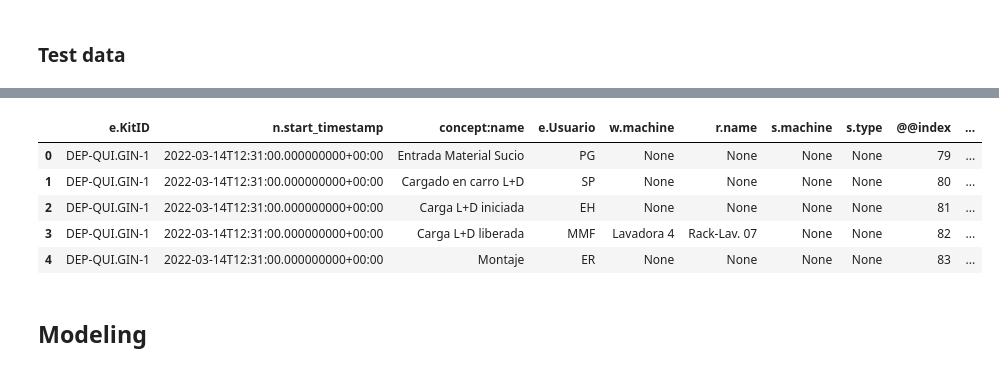
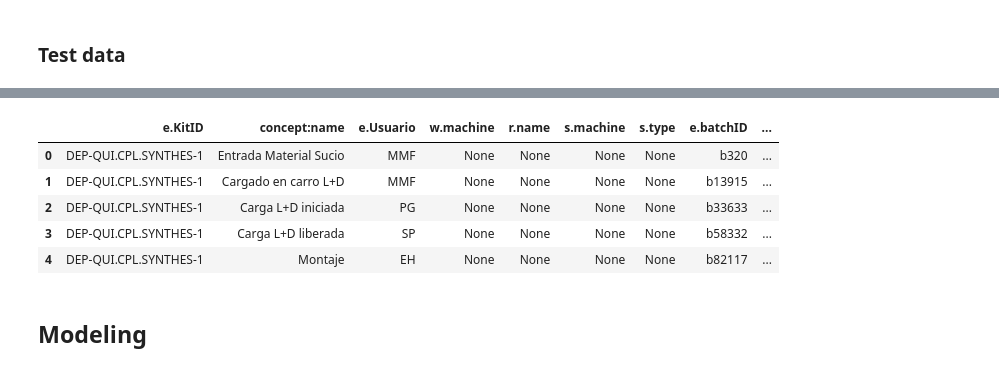
Before and after one commit to abu-sbeit/bdma-thesis, a Jupyter notebook: python/delay_prediction.ipynb, the cells around one changed output, grey strips where cells are left out. Cells and saved outputs as stored; diff of their text form; code cells hidden in the pictures.

```diff
--- a/python/delay_prediction.ipynb
+++ b/python/delay_prediction.ipynb
@@ -33,11 +33,12 @@ session = driver.session()
 # %% [markdown]
 ## Retrieve data
 # %%
-query = f'''MATCH (n:Run) <- [:CORR] - (e:Event)
+query = f'''MATCH (e:Event) - [:CORR] -> (n:Run)
+where not e:OnlyKitEvent
 Optional match (e) - [:WASHED_IN] -> (w:WashingMachine)
 Optional match (e) - [:WASHED_ON] -> (r:Rack)
 Optional match (e) - [:STERILIZED_IN] -> (s:SterilizationMachine)
-RETURN n.CaseID, e.KitID, n.start_timestamp, n.end_timestamp, e.Activity, e.Usuario, e.timestamp, w.machine, r.name, s.machine, s.type'''
+RETURN e.CaseID, e.KitID, n.startTimestamp, n.endTimestamp, e.Activity, e.Usuario, e.timestamp, w.machine, r.name, s.machine, s.type, e.batchID'''
 result = session.run(query)
 records = [record.values() for record in result]
 columns = result.keys()
@@ -54,5 +65,5 @@ df.head()
 # %%
-event_log = pm4py.format_dataframe(df, case_id='n.CaseID', activity_key='e.Activity', timestamp_key='e.timestamp')
+event_log = pm4py.format_dataframe(df, case_id='e.CaseID', activity_key='e.Activity', timestamp_key='e.timestamp')
 #event_log = pm4py.convert_to_event_log(event_log)
 event_log
 # %% [output]
@@ -207,8 +218,10 @@ is_delayed = []
 for trace in trace_log:
     flag = False
     for i,event in enumerate(trace):
-        startTimestamp = pd.to_datetime(event['n.start_timestamp'], format='%Y-%m-%dT%H:%M:%S.%f%z')
-        finishTimestamp = pd.to_datetime(event['n.end_timestamp'], format='%Y-%m-%dT%H:%M:%S.%f%z')
+        if (not event['n.startTimestamp'] and not event['n.endTimestamp']):
+            continue
+        startTimestamp = pd.to_datetime(event['n.startTimestamp'], format='%Y-%m-%dT%H:%M:%S.%f%z')
+        finishTimestamp = pd.to_datetime(event['n.endTimestamp'], format='%Y-%m-%dT%H:%M:%S.%f%z')
 
         duration_minutes = (finishTimestamp - startTimestamp).total_seconds() / 60
 
@@ -337,8 +350,10 @@ is_delayed = []
 for trace in event_log:
     flag = False
     for i,event in enumerate(trace):
-        startTimestamp = pd.to_datetime(event['n.start_timestamp'], format='%Y-%m-%dT%H:%M:%S.%f%z')
-        finishTimestamp = pd.to_datetime(event['n.end_timestamp'], format='%Y-%m-%dT%H:%M:%S.%f%z')
+        if (not event['n.startTimestamp'] and not event['n.endTimestamp']):
+            continue
+        startTimestamp = pd.to_datetime(event['n.startTimestamp'], format='%Y-%m-%dT%H:%M:%S.%f%z')
+        finishTimestamp = pd.to_datetime(event['n.endTimestamp'], format='%Y-%m-%dT%H:%M:%S.%f%z')
 
         duration_minutes = (finishTimestamp - startTimestamp).total_seconds() / 60
 
@@ -373,21 +388,21 @@ df.head(5)
 # %%
 cases = list(df.groupby(['case:concept:name'],sort=False)['e.KitID'].first().keys())
 df_dict = dict()
 df_dict['case:concept:name'] = cases
 df_dict['is_delayed'] = is_delayed
 temp_df = pd.DataFrame(df_dict)
-df.drop(columns=['n.end_timestamp', 'time:timestamp'], inplace=True)
+df.drop(columns=['n.endTimestamp', 'time:timestamp', '@@index', 'n.startTimestamp'], inplace=True)
 
 # merge target variable with permits
 df = df.merge(temp_df,on=['case:concept:name'])
 df.head()
 # %% [output]
-|  | e.KitID | n.start_timestamp | concept:name | e.Usuario | w.machine | r.name | s.machine | s.type | @@index | ... |
-| 0 | DEP-QUI.GIN-1 | 2022-03-14T12:31:00.000000000+00:00 | Entrada Material Sucio | PG | None | None | None | None | 79 | ... |
-| 1 | DEP-QUI.GIN-1 | 2022-03-14T12:31:00.000000000+00:00 | Cargado en carro L+D | SP | None | None | None | None | 80 | ... |
-| 2 | DEP-QUI.GIN-1 | 2022-03-14T12:31:00.000000000+00:00 | Carga L+D iniciada | EH | None | None | None | None | 81 | ... |
-| 3 | DEP-QUI.GIN-1 | 2022-03-14T12:31:00.000000000+00:00 | Carga L+D liberada | MMF | Lavadora 4 | Rack-Lav. 07 | None | None | 82 | ... |
-| 4 | DEP-QUI.GIN-1 | 2022-03-14T12:31:00.000000000+00:00 | Montaje | ER | None | None | None | None | 83 | ... |
+|  | e.KitID | concept:name | e.Usuario | w.machine | r.name | s.machine | s.type | e.batchID | ... |
+| 0 | DEP-QUI.CPL.SYNTHES-1 | Entrada Material Sucio | MMF | None | None | None | None | b320 | ... |
+| 1 | DEP-QUI.CPL.SYNTHES-1 | Cargado en carro L+D | MMF | None | None | None | None | b13915 | ... |
+| 2 | DEP-QUI.CPL.SYNTHES-1 | Carga L+D iniciada | PG | None | None | None | None | b33633 | ... |
+| 3 | DEP-QUI.CPL.SYNTHES-1 | Carga L+D liberada | SP | None | None | None | None | b58332 | ... |
+| 4 | DEP-QUI.CPL.SYNTHES-1 | Montaje | EH | None | None | None | None | b82117 | ... |
 # %%
 save_path = save_path_base + df_type +'_trace_len_'+str(t_length)+ '.csv'
 df.to_csv(save_path,index=False)
```
Also changed, not shown: parts of 27 cells of this notebook.
